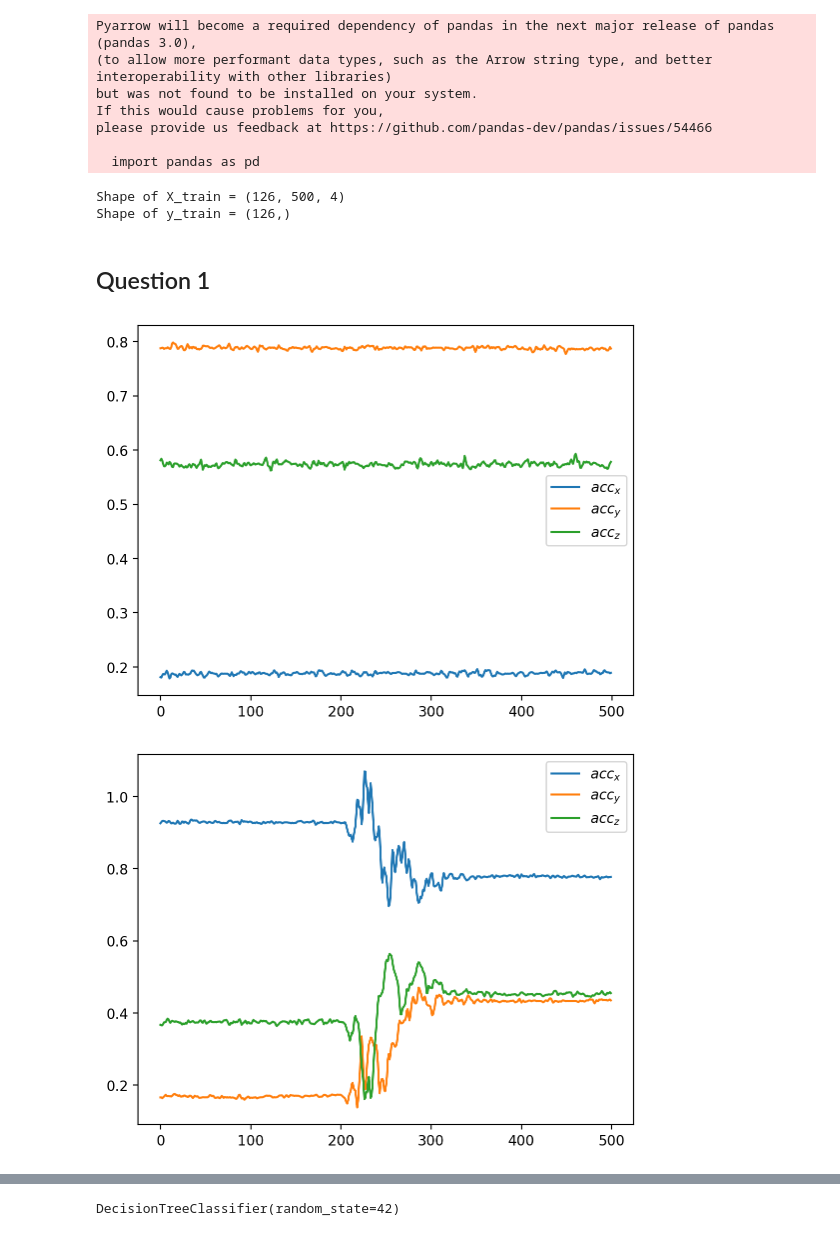
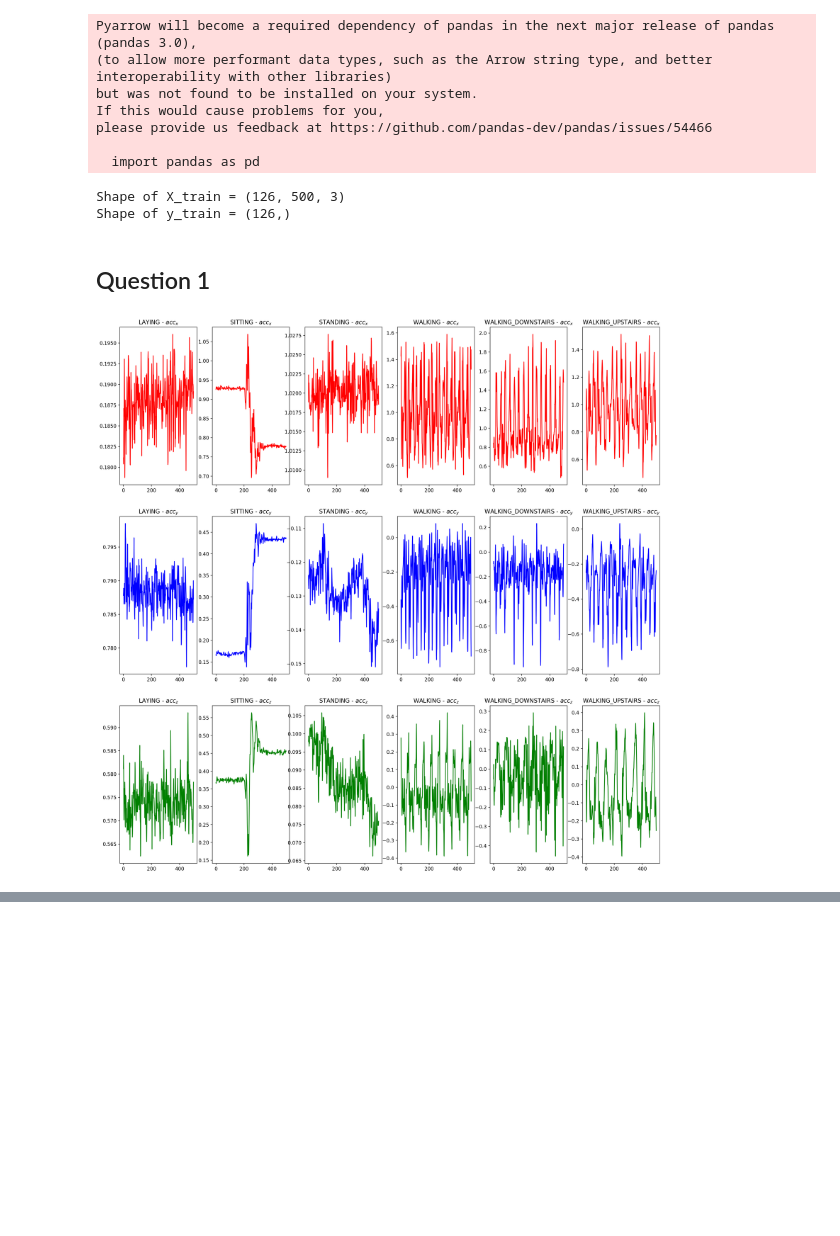
Before and after one commit to HarshilShah1804/ES335_Assignment1, a Jupyter notebook: HAR/HAR.ipynb, the cells around one changed output, grey strips where cells are left out. Drawn from its saved outputs; the diff is of its cells as text; code cells hidden in the pictures; blank space fills up the shorter version.

```diff
--- a/HAR/HAR.ipynb
+++ b/HAR/HAR.ipynb
@@ -27,7 +27,6 @@ for activity in activities:
     # print(len(data))
     for csv in data:
         df=pd.read_csv(os.path.join(train_data,activity,csv),header=0)
-        df['total_acceleration'] = df['accx']**2 + df['accy']**2 + df['accz']**2
         x_train.append(df.values[:500])
         y_train.append(activity)
 # %%
@@ -36,28 +35,28 @@ y_train=np.array(y_train)
 print(f"Shape of X_train = {x_train.shape}")
 print(f'Shape of y_train = {y_train.shape}')
 # %% [output]
-Shape of X_train = (126, 500, 4)
+Shape of X_train = (126, 500, 3)
 Shape of y_train = (126,)
 # %% [markdown]
 ## Question 1
 # %%
-# plt.figure(figsize = (40,40))
+plt.figure(figsize=(20,20))
 for i in range(6):
     activity = activities[i]
     data = x_train[i*21]
     acc_x = data[:,0]
     acc_y = data[:,1]
     acc_z = data[:,2]
     x = np.arange(0,500,1)
-    # plt.subplot(3,6,i+1)
-    plt.plot(x,acc_x,label='$acc_x$')
-    # plt.subplot(3,6,i+7)
-    plt.plot(x,acc_y,label='$acc_y$')
-    # plt.subplot(3,6,i+13)
-    plt.plot(x,acc_z,label='$acc_z$')
-    plt.legend()
-    plt.show()
+    plt.subplot(3,6,i+1)
+    plt.plot(x,acc_x,c='r')
+    plt.title(f"{activity} - $acc_x$")
+    plt.subplot(3,6,i+7)
+    plt.plot(x,acc_y,c='b')
+    plt.title(f"{activity} - $acc_y$")
+    plt.subplot(3,6,i+13)
+    plt.plot(x,acc_z,c='g')
+    plt.title(f"{activity} - $acc_z$")
 plt.show()
 # %% [output]
-[figure, old version]
+[figure, new version]
-[figure, removed]
@@ -71,4 +62,0 @@ dt = DecisionTreeClassifier(random_state=42)
-# %%
-dt
-# %% [output]
-DecisionTreeClassifier(random_state=42)
```
Also changed, not shown: parts of 8 cells of this notebook.
